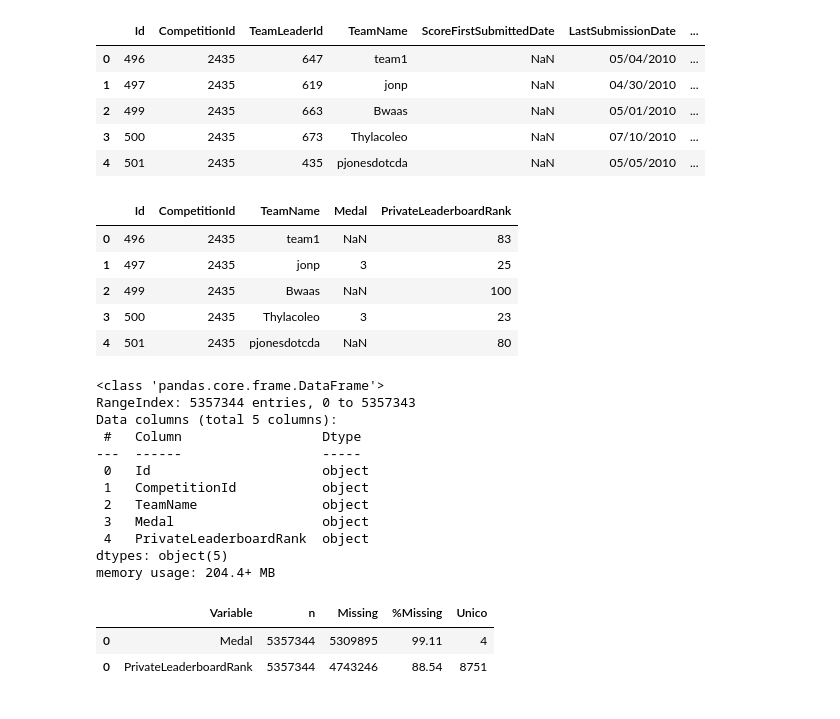
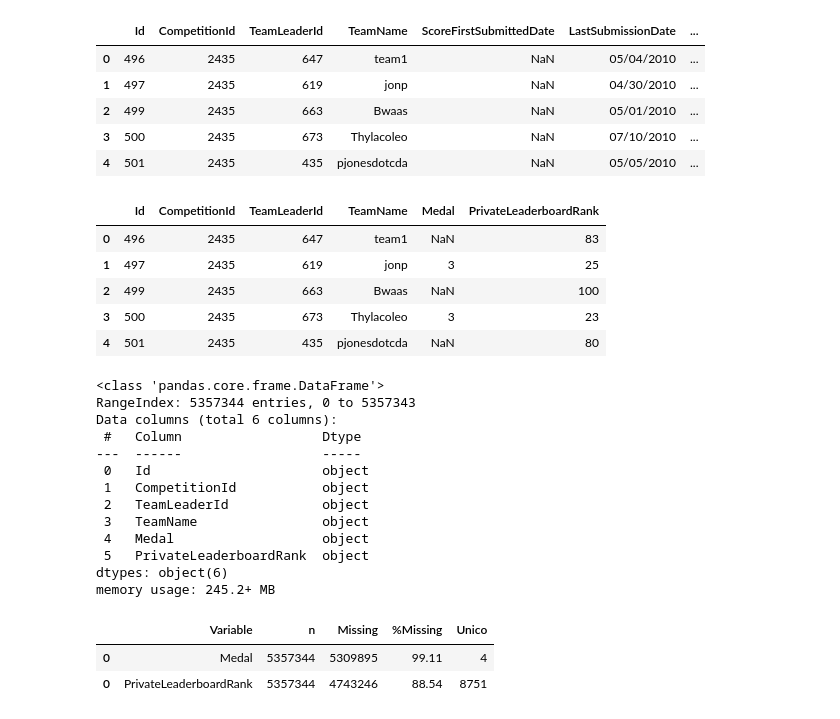
Before and after one commit to jsuasnabarh/kaggle-network-analysis, a Jupyter notebook: notebooks/01_DataUnderstanding.ipynb, the cells around one changed output. Cells and saved outputs as stored; diff of their text form; code cells hidden in the pictures.

```diff
--- a/notebooks/01_DataUnderstanding.ipynb
+++ b/notebooks/01_DataUnderstanding.ipynb
@@ -375,30 +377,31 @@ df_teams.head()
 | 3 | 500 | 2435 | 673 | Thylacoleo | NaN | 07/10/2010 | ... |
 | 4 | 501 | 2435 | 435 | pjonesdotcda | NaN | 05/05/2010 | ... |
 # %%
-df_teams = df_teams[["Id","CompetitionId","TeamName","Medal","PrivateLeaderboardRank"]]
+df_teams = df_teams[["Id","CompetitionId","TeamLeaderId","TeamName","Medal","PrivateLeaderboardRank"]]
 df_teams.head()
 # %% [output]
-|  | Id | CompetitionId | TeamName | Medal | PrivateLeaderboardRank |
-| 0 | 496 | 2435 | team1 | NaN | 83 |
-| 1 | 497 | 2435 | jonp | 3 | 25 |
-| 2 | 499 | 2435 | Bwaas | NaN | 100 |
-| 3 | 500 | 2435 | Thylacoleo | 3 | 23 |
-| 4 | 501 | 2435 | pjonesdotcda | NaN | 80 |
+|  | Id | CompetitionId | TeamLeaderId | TeamName | Medal | PrivateLeaderboardRank |
+| 0 | 496 | 2435 | 647 | team1 | NaN | 83 |
+| 1 | 497 | 2435 | 619 | jonp | 3 | 25 |
+| 2 | 499 | 2435 | 663 | Bwaas | NaN | 100 |
+| 3 | 500 | 2435 | 673 | Thylacoleo | 3 | 23 |
+| 4 | 501 | 2435 | 435 | pjonesdotcda | NaN | 80 |
 # %%
 df_teams.info()
 # %% [output]
 <class 'pandas.core.frame.DataFrame'>
 RangeIndex: 5357344 entries, 0 to 5357343
-Data columns (total 5 columns):
+Data columns (total 6 columns):
  #   Column                  Dtype
 ---  ------                  -----
  0   Id                      object
  1   CompetitionId           object
- 2   TeamName                object
- 3   Medal                   object
- 4   PrivateLeaderboardRank  object
-dtypes: object(5)
-memory usage: 204.4+ MB
+ 2   TeamLeaderId            object
+ 3   TeamName                object
+ 4   Medal                   object
+ 5   PrivateLeaderboardRank  object
+dtypes: object(6)
+memory usage: 245.2+ MB
 # %%
 Validator.validar_categorico(df_teams, ["Medal","PrivateLeaderboardRank"])
 # %% [output]
```
Also changed, not shown: parts of 2 cells of this notebook, 4 other files.
